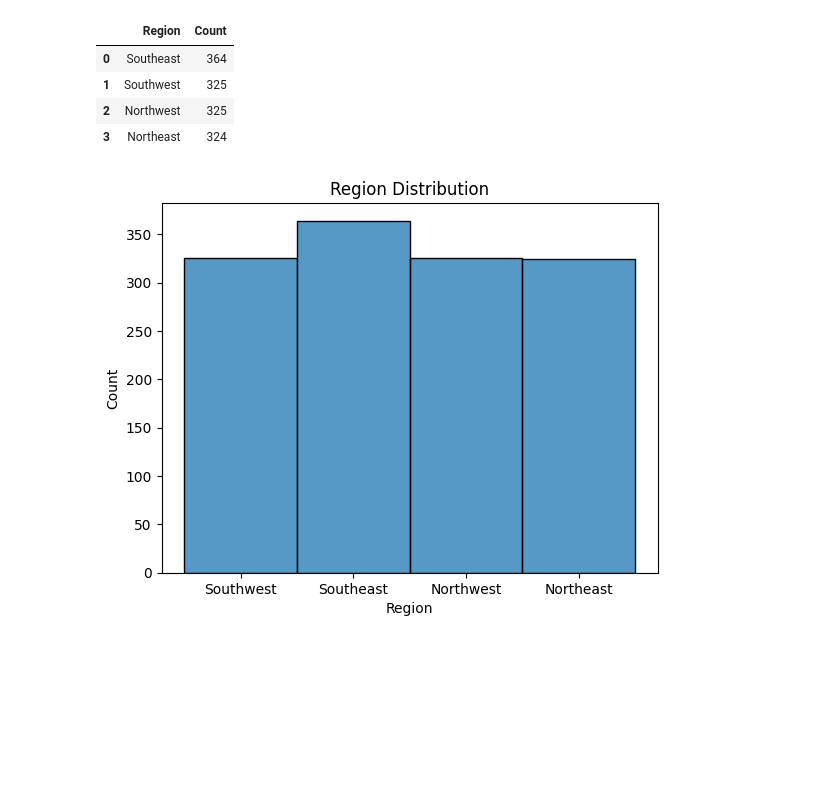
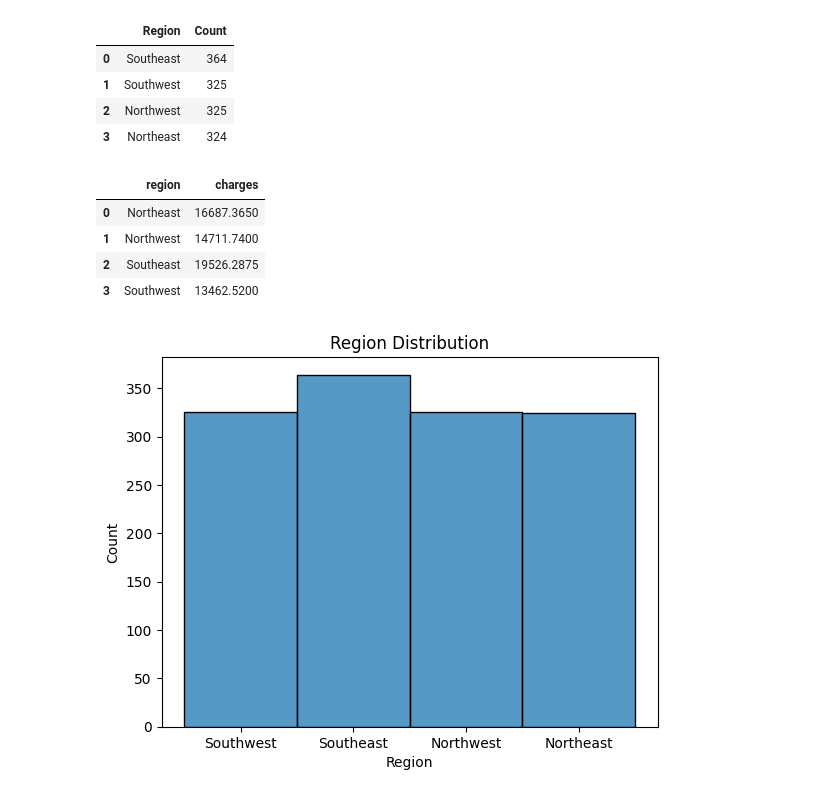
Before and after one commit to LouisThong15/Data-Analysis-Projects, a Jupyter notebook: Medical Insurance Analysis/Medical Insurance Cost Data Analysis.ipynb, the cells around one changed output. Saved outputs shown, nothing was run; the diff lists cells and outputs as text; code cells hidden in the pictures; blank space fills up the shorter version.

```diff
--- a/Medical Insurance Analysis/Medical Insurance Cost Data Analysis.ipynb
+++ b/Medical Insurance Analysis/Medical Insurance Cost Data Analysis.ipynb
@@ -215,6 +215,15 @@ region
 | 1 | Southwest | 325 |
 | 2 | Northwest | 325 |
 | 3 | Northeast | 324 |
+# %%
+percent_75 = insurance.groupby('region').charges.apply(lambda x: np.percentile(x, 75)).reset_index()
+percent_75
+# %% [output]
+|  | region | charges |
+| 0 | Northeast | 16687.3650 |
+| 1 | Northwest | 14711.7400 |
+| 2 | Southeast | 19526.2875 |
+| 3 | Southwest | 13462.5200 |
 # %%
 # Finding distribution of patients in different regions
 region_dist = sns.histplot(data = insurance, x = 'region')
```
Also changed, not shown: parts of 3 cells of this notebook.
